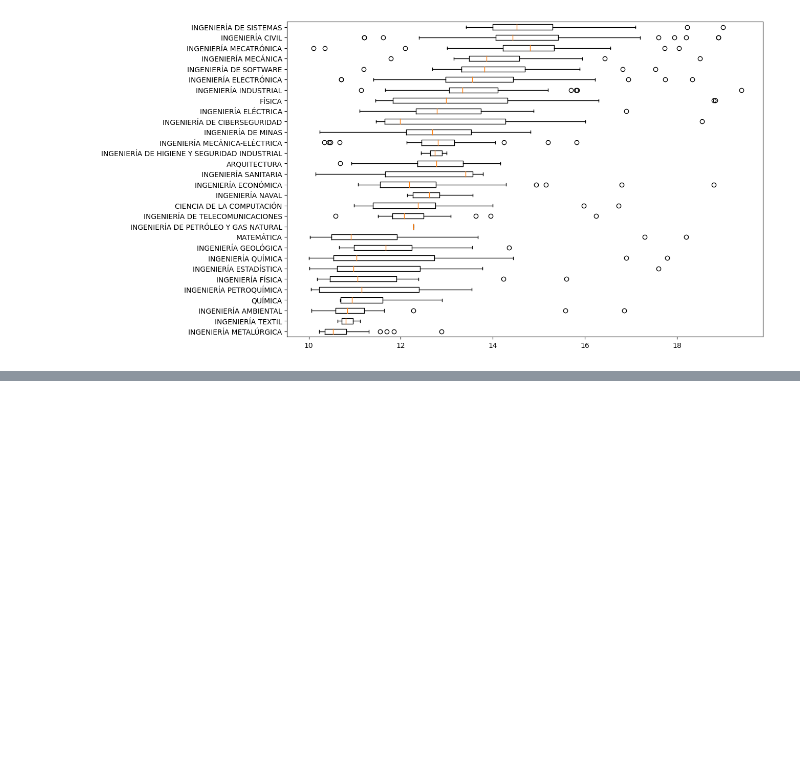
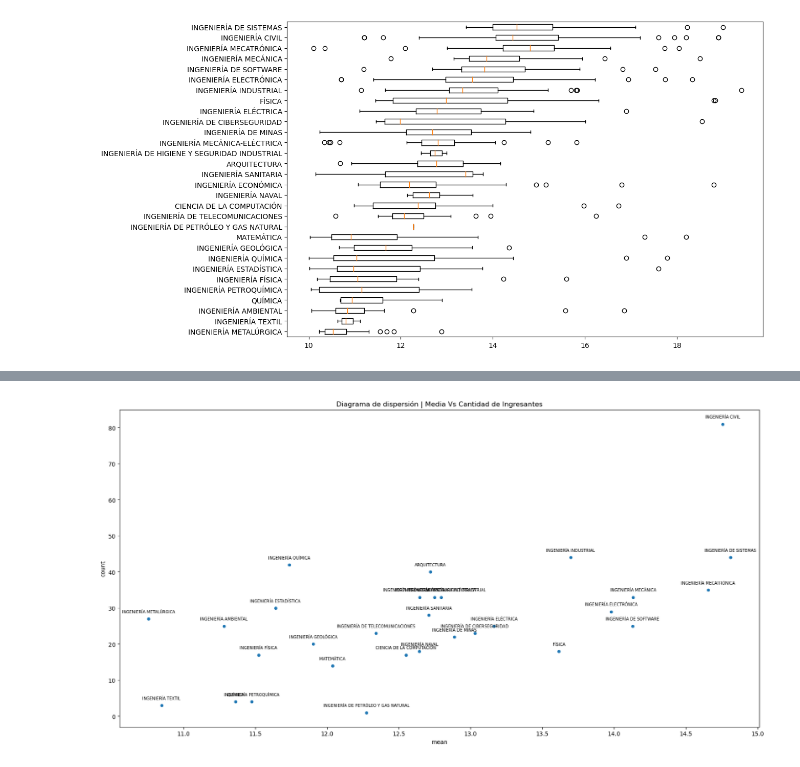
Before and after one commit to JBRICENO92/UNI_webScrapping, a Jupyter notebook: Santiago_Notebook.ipynb, the cells around one changed output, grey strips where cells are left out. Drawn from its saved outputs; the diff is of its cells as text; code cells hidden in the pictures; blank space fills up the shorter version.

Commit message:
Graficas terminadas

```diff
--- a/Santiago_Notebook.ipynb
+++ b/Santiago_Notebook.ipynb
@@ -175,0 +183,10 @@ plt.boxplot(data_vf, vert=False, labels=stats_por_carrera['Ingreso'])
+# %%
+# Ingreso_df.groupby('Ingreso')['Notafinal'].agg(['mean','count']).plot(kind='scatter',x='mean',y='count',figsize=(12,8))
+stats_por_ingreso = Ingreso_df.groupby('Ingreso')['Notafinal'].agg(['mean','count'])
+
+# Graficar el diagrama de dispersión
+ax = stats_por_ingreso.plot(kind='scatter', x='mean', y='count', figsize=(20,10),title='Diagrama de dispersión | Media Vs Cantidad de Ingresantes')
+for ingreso, mean, count in stats_por_ingreso.itertuples():
+    ax.annotate(ingreso, (mean, count), textcoords="offset points", xytext=(0,10), ha='center',fontsize=7)
+# %% [output]
+[figure, added]
```
Also changed, not shown: parts of 4 cells of this notebook.
